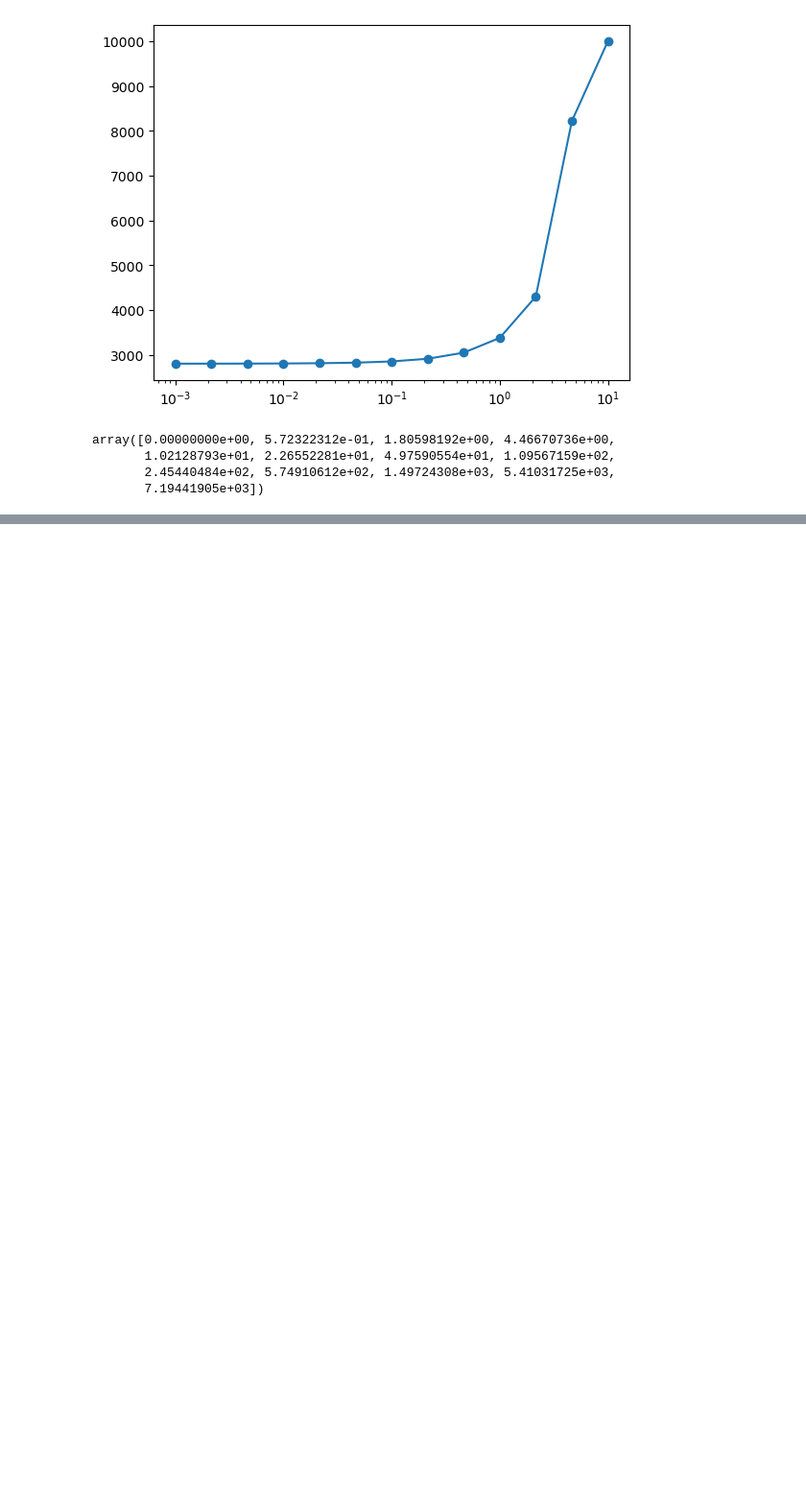
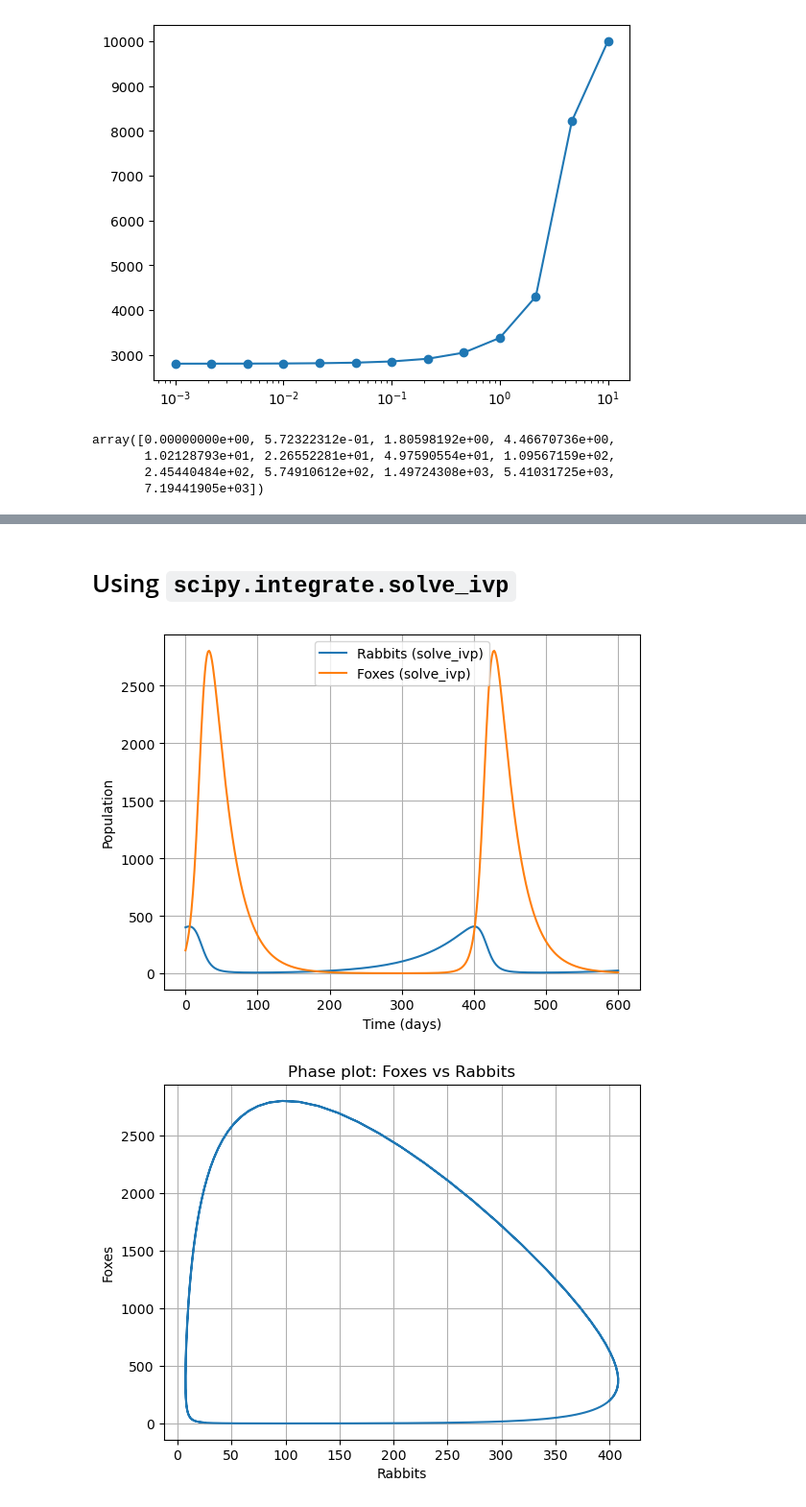
Before and after one commit to CHME5137/differential-equations, a Jupyter notebook: rabbits-and-foxes.ipynb, the cells around one changed output, grey strips where cells are left out. Shown at 96% size. Drawn from its saved outputs; the diff is of its cells as text; code cells hidden in the pictures; blank space fills up the shorter version.

Commit message:
Used solve_ivp to solve rabbits and foxes

```diff
--- a/rabbits-and-foxes.ipynb
+++ b/rabbits-and-foxes.ipynb
@@ -302,0 +302,31 @@ plt.axis("square")
+# %% [markdown]
+# Using `scipy.integrate.solve_ivp`
+# %%
+from scipy.integrate import solve_ivp
+
+def dYdt(t, y):
+    r, f = y
+    return [k1 * r - k2 * r * f,
+            k3 * r * f - k4 * f]
+
+y0 = [400, 200]  # initial conditions: [rabbits, foxes]
+sol = solve_ivp(dYdt, (0.0, end_time), y0, rtol=1e-8, atol=1e-10)
+
+plt.figure()
+plt.plot(sol.t, sol.y[0], label="Rabbits (solve_ivp)")
+plt.plot(sol.t, sol.y[1], label="Foxes (solve_ivp)")
+plt.xlabel("Time (days)")
+plt.ylabel("Population")
+plt.legend()
+plt.grid(True)
+
+plt.figure()
+plt.plot(sol.y[0], sol.y[1])
+plt.xlabel("Rabbits")
+plt.ylabel("Foxes")
+plt.title("Phase plot: Foxes vs Rabbits")
+plt.grid(True)
+plt.show()
+# %% [output]
+[figure, added]
+[figure, added]
```
Also changed, not shown: parts of 2 cells of this notebook.
